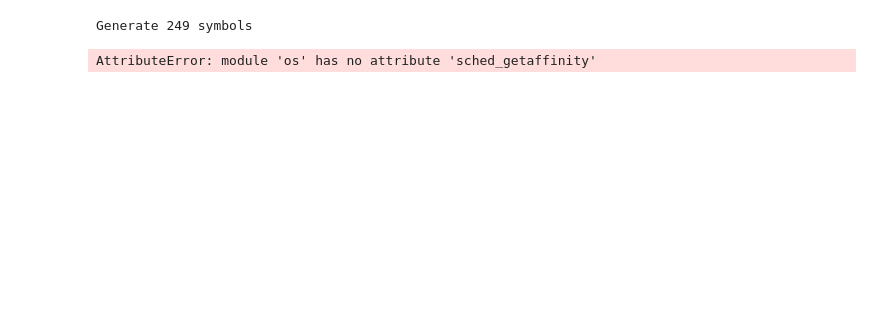
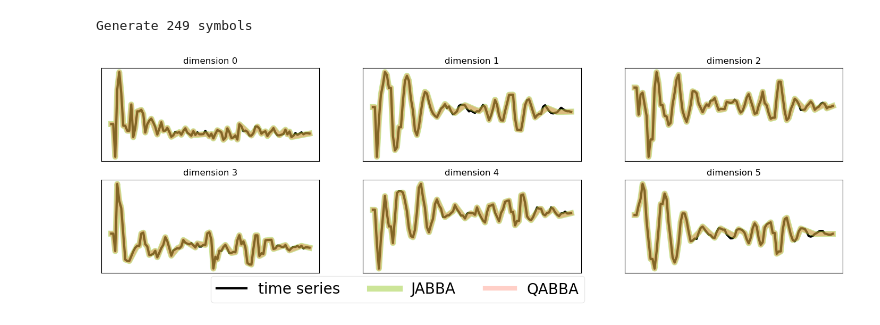
Before and after one commit to inEXASCALE/qabba, a Jupyter notebook: plot_acceptable_err.ipynb, the cells around one changed output. Saved outputs shown, nothing was run; the diff lists cells and outputs as text; code cells hidden in the pictures; blank space fills up the shorter version.

```diff
--- a/plot_acceptable_err.ipynb
+++ b/plot_acceptable_err.ipynb
@@ -24,35 +24,35 @@ files = ['AtrialFibrillation', 'BasicMotions', 'CharacterTrajectories',
          'Epilepsy', 'JapaneseVowels', 'NATOPS', 'UWaveGestureLibrary']
 # %%
 num= 0
-data = arff.loadarff(os.path.join(_dir, os.path.join(files[1], filename+'_TRAIN.arff')))
+data = arff.loadarff(os.path.join(_dir, os.path.join(files[1], files[1]+'_TRAIN.arff')))
 multivariate_ts = preprocess(data)
 
 mts =((multivariate_ts[num].T - multivariate_ts[num].T.mean(axis=0)) /multivariate_ts[num].T.std(axis=0)).T
 
 jabba = JABBA(tol=0.05, init="agg", alpha=0.005, verbose=1)
 symbols_series = jabba.fit_transform(mts)
-reconstruction_JBBA = jabba.inverse_transform(symbols_series)
+reconstruction_JABBA = jabba.inverse_transform(symbols_series)
 
 qabba = QABBA(tol=0.05, init="agg", alpha=0.005, bits_for_len=8, bits_for_inc=12, verbose=0)
 symbols_series = qabba.fit_transform(mts)
-reconstruction_QBBA = qabba.inverse_transform(symbols_series)
+reconstruction_QABBA = qabba.inverse_transform(symbols_series)
 
 fig, ax = plt.subplots(nrows=2, ncols=3, figsize=(18, 5))
 
 for i in range(2):
     for j in range(3):
-        ax[i,j].plot(mts[i*3 + j], c='yellowgreen', linewidth=5,label='time series')
-        ax[i,j].plot(reconstruction_JABBA[i*3 + j], c='blue', linewidth=5, alpha=0.3,label='JABBA')
-        ax[i,j].plot(reconstruction_QABBA[i*3 + j], c='purple', linewidth=5, alpha=0.3,label='QABBA')
+        ax[i,j].plot(mts[i*3 + j], c='black', linewidth=3, label='time series')
+        ax[i,j].plot(reconstruction_JABBA[i*3 + j], c='yellowgreen', linewidth=8, alpha=0.5, label='JABBA')
+        ax[i,j].plot(reconstruction_QABBA[i*3 + j], c='tomato', linewidth=6, alpha=0.3, label='QABBA')
 
         ax[i,j].set_title('dimension '+str(i*3 + j))
         ax[i,j].set_xticks([]);ax[i,j].set_yticks([])
 
-plt.legend(loc='lower right', bbox_to_anchor=[-0.1, -0.3], ncols=3, framealpha=0.45)
+plt.legend(loc='lower right', bbox_to_anchor=[-0.15, -0.4], ncols=3, framealpha=0.45, fontsize=20)
 plt.show()
 # %% [output]
 Generate 249 symbols
-AttributeError: module 'os' has no attribute 'sched_getaffinity'
+[figure, added]
 # %%
 AtrialFibrillation 30 2 640
 BasicMotions 80 6 100
```
Also changed, not shown: 1 other file.
